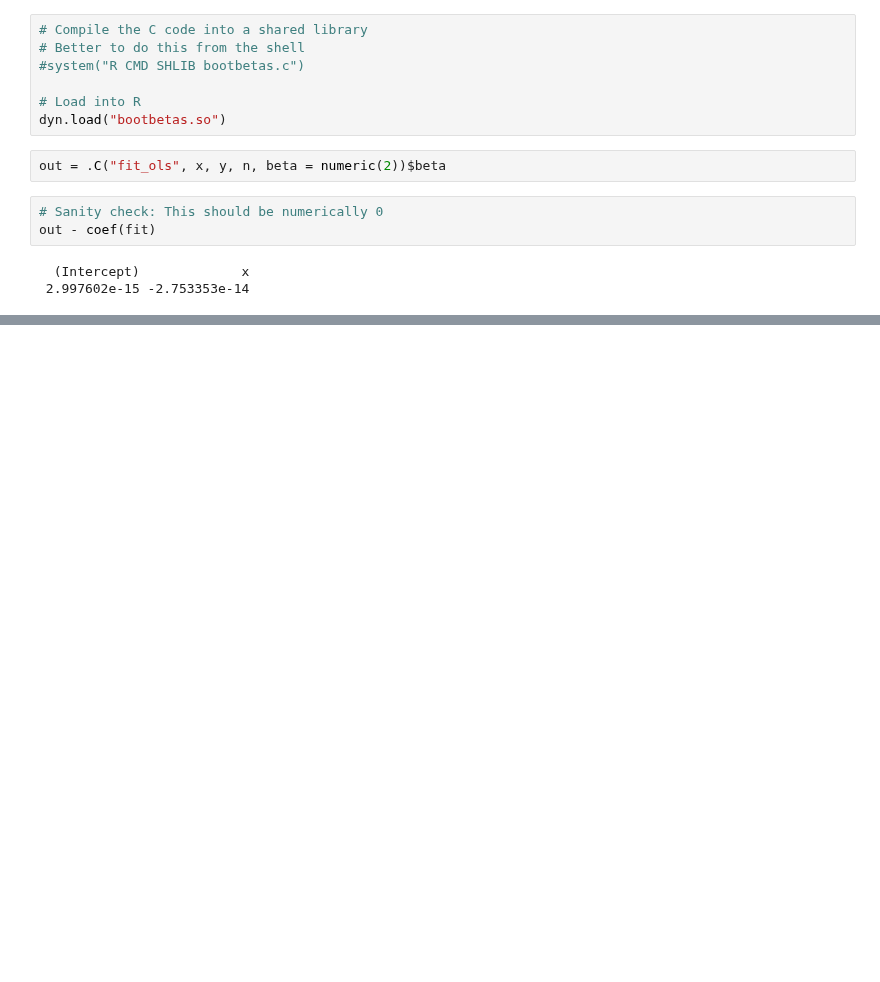
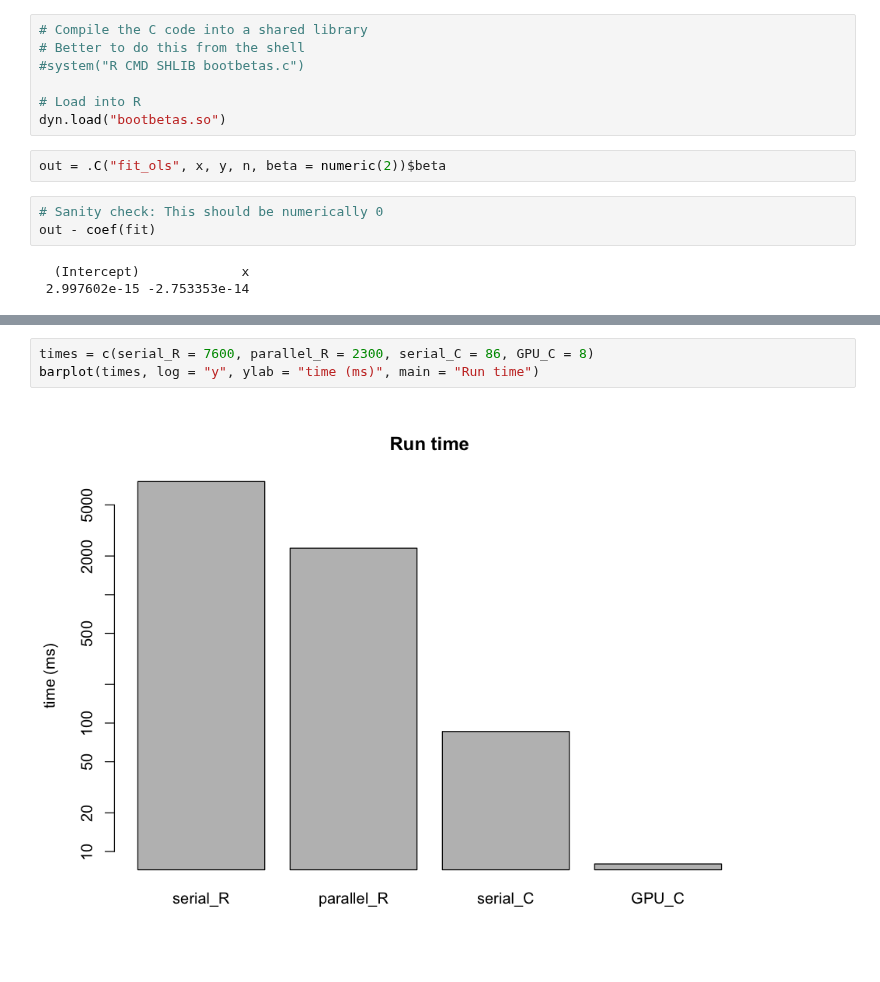
Before and after one commit to clarkfitzg/junkyard, a Jupyter notebook: iidata/parallelR/parallelR.ipynb, the cells around one changed output, grey strips where cells are left out. Saved outputs shown, nothing was run; the diff lists cells and outputs as text; blank space fills up the shorter version.

```diff
--- a/iidata/parallelR/parallelR.ipynb
+++ b/iidata/parallelR/parallelR.ipynb
@@ -306,0 +301,5 @@ The GPU version can do this same problem in ~8 ms. Another order of magnitude im
+# %%
+times = c(serial_R = 7600, parallel_R = 2300, serial_C = 86, GPU_C = 8)
+barplot(times, log = "y", ylab = "time (ms)", main = "Run time")
+# %% [output]
+[figure, added]
```
Also changed, not shown: parts of 21 cells of this notebook.
